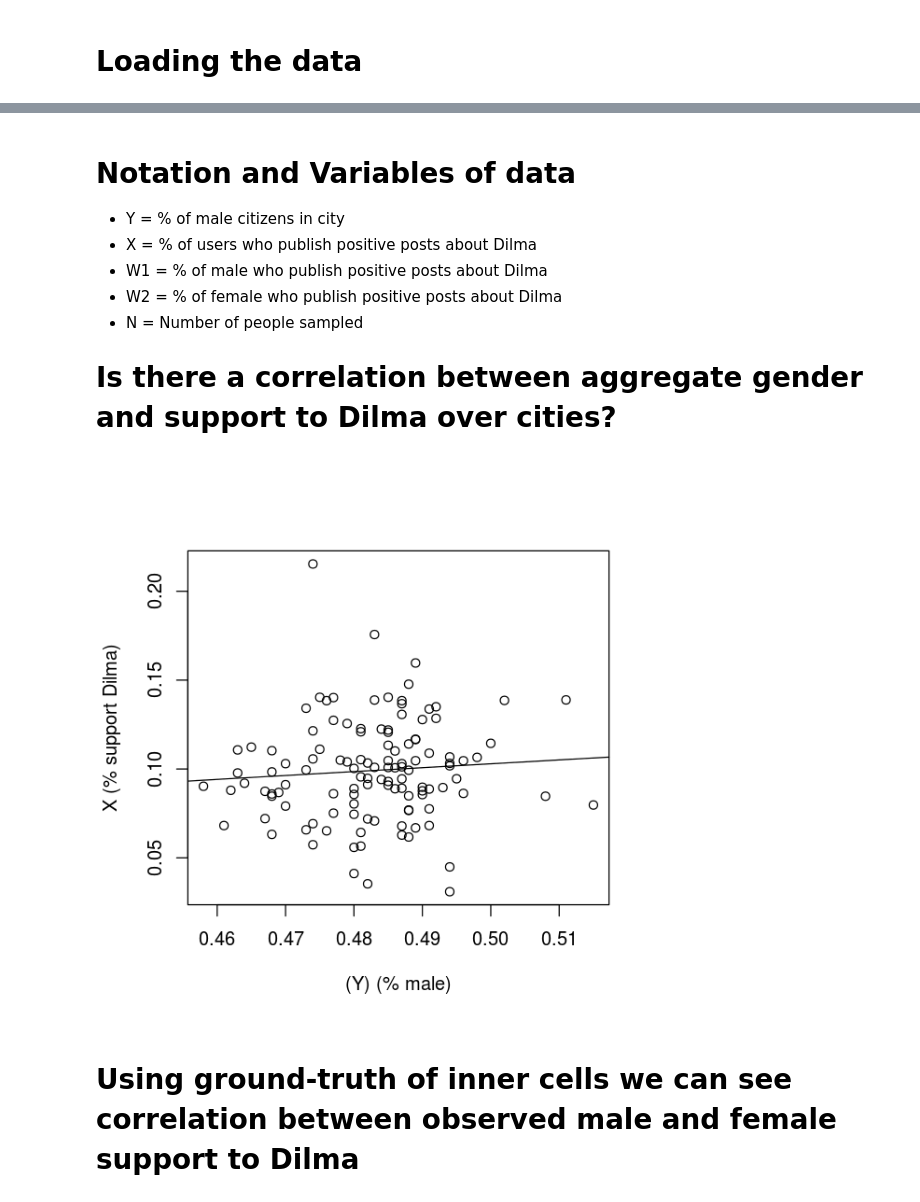
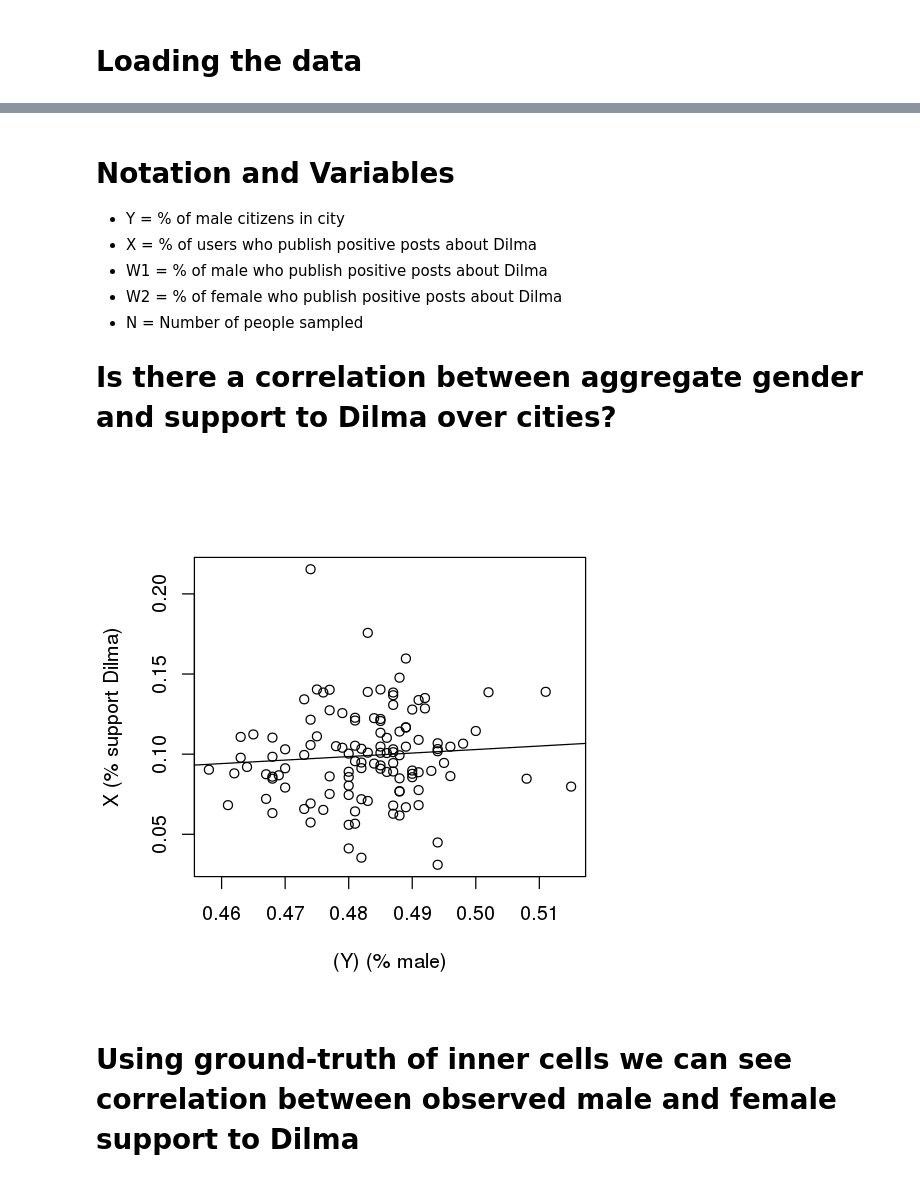
Before and after one commit to Guzpenha/Ecological-Inference-on-social-data, a Jupyter notebook: experiments/1 - Data exploration .ipynb, the cells around one changed output, grey strips where cells are left out. Cells and saved outputs as stored; diff of their text form; code cells hidden in the pictures.

```diff
--- a/experiments/1 - Data exploration .ipynb
+++ b/experiments/1 - Data exploration .ipynb
@@ -23,5 +27,5 @@ sprintf("Mean of female support to Dilma over cities: %f%%", mean(gender_data$W2
 # %% [markdown]
-# Notation and Variables of data
+# Notation and Variables
 
 * Y = % of male citizens in city
 * X = % of users who publish positive posts about Dilma
@@ -32,11 +36,11 @@ sprintf("Mean of female support to Dilma over cities: %f%%", mean(gender_data$W2
 # Is there a correlation between aggregate gender and support to Dilma over cities?
 # %%
 plot(gender_data$Y, (gender_data$X),xlab="(Y) (% male)", ylab="X (% support Dilma)")
-options(repr.plot.width=5, repr.plot.height=5)
+options(repr.plot.width=4.5, repr.plot.height=4.5)
 fit <- lm( gender_data$X ~ (gender_data$Y) )
 abline(fit)
 # %% [output]
-[figure, old version]
+[figure, new version]
 # %% [markdown]
 # Using ground-truth of inner cells we can see correlation between observed male and female support to Dilma
 # %%
```
Also changed, not shown: parts of 2 cells of this notebook.
